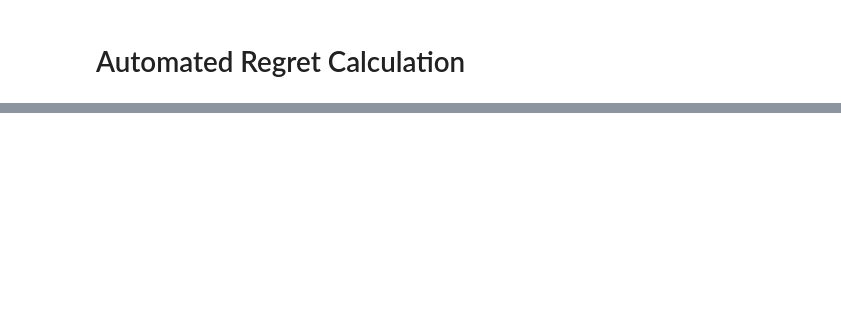
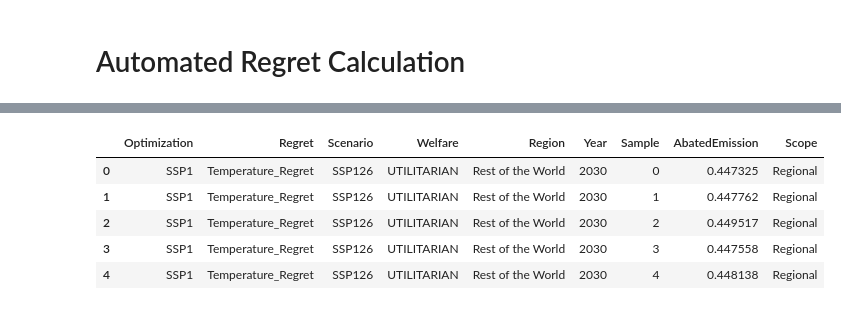
Before and after one commit to aleksandra-and/JUSTICE, a Jupyter notebook: third_paper_visualizations.ipynb, the cells around one changed output, grey strips where cells are left out. Drawn from its saved outputs; the diff is of its cells as text; code cells hidden in the pictures; blank space fills up the shorter version.

```diff
--- a/third_paper_visualizations.ipynb
+++ b/third_paper_visualizations.ipynb
@@ -493,0 +565,39 @@ for variable_name, data_shape in variable_names_and_shapes.items():
+# %%
+from justice.util.feature_importance import build_long_dataframe, run_all_ml_importance
+
+
+long_df = build_long_dataframe(
+    base_path="data/temporary/NU_DATA/mmBorg/",
+    region_mapping_path="data/input/12_regions.json",
+    rice_region_dict_path="data/input/rice50_regions_dict.json",
+    years_of_interest=(2030, 2050, 2070, 2100),
+)
+
+print("Long DF shape:", long_df.shape)
+
+
+# # 2) Run CatBoost + SHAP for mean/median/P90, both global and per-region
+# #    Plots are saved in ml_importance_plots/<scope>/<stat>/...
+results = run_all_ml_importance(
+    long_df=long_df,
+    years=(2030, 2050, 2070, 2100),
+    target_stats=("median", "p90"), #("mean", "median", "p90"),
+    output_dir="ml_importance_plots",
+    cv_folds=5,
+    random_state=42,
+    model_params=dict(
+        depth=6,
+        learning_rate=0.05,
+        n_estimators=800,  # upper bound; early stopping finds best < this in CV
+        l2_leaf_reg=3.0,
+        loss_function="RMSE",  # overridden per statistic internally
+        random_seed=42,
+        od_type="Iter",
+        od_wait=50,
+        use_best_model=True,
+        verbose=False,
+        allow_writing_files=False,
+    ),
+    normalized_plots=True,  # set False to see raw mean |SHAP|
+    model_type="final",  # "final" or "cv-mean"
+)
@@ -493,0 +622,9 @@ for variable_name, data_shape in variable_names_and_shapes.items():
+# %%
+long_df.head()
+# %% [output]
+|  | Optimization | Regret | Scenario | Welfare | Region | Year | Sample | AbatedEmission | Scope |
+| 0 | SSP1 | Temperature_Regret | SSP126 | UTILITARIAN | Rest of the World | 2030 | 0 | 0.447325 | Regional |
+| 1 | SSP1 | Temperature_Regret | SSP126 | UTILITARIAN | Rest of the World | 2030 | 1 | 0.447762 | Regional |
+| 2 | SSP1 | Temperature_Regret | SSP126 | UTILITARIAN | Rest of the World | 2030 | 2 | 0.449517 | Regional |
+| 3 | SSP1 | Temperature_Regret | SSP126 | UTILITARIAN | Rest of the World | 2030 | 3 | 0.447558 | Regional |
+| 4 | SSP1 | Temperature_Regret | SSP126 | UTILITARIAN | Rest of the World | 2030 | 4 | 0.448138 | Regional |
```
Also changed, not shown: parts of 12 cells of this notebook, 3 other files.
